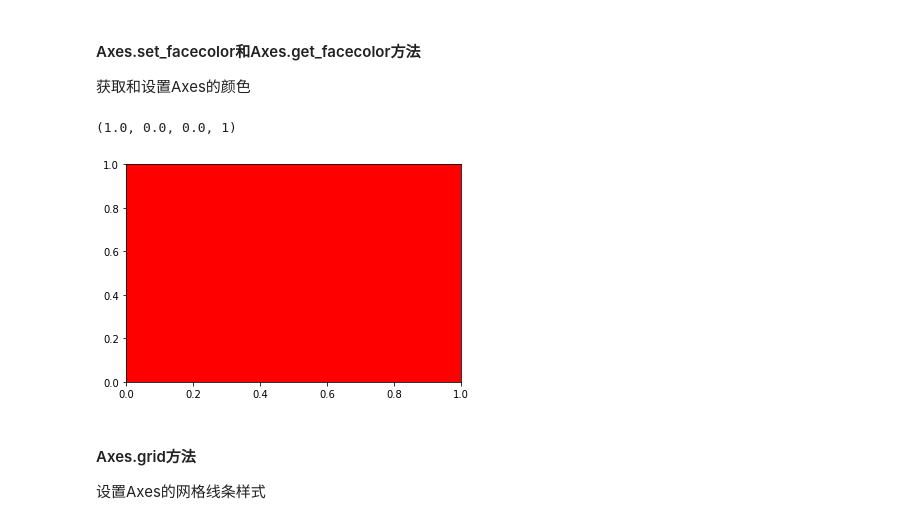
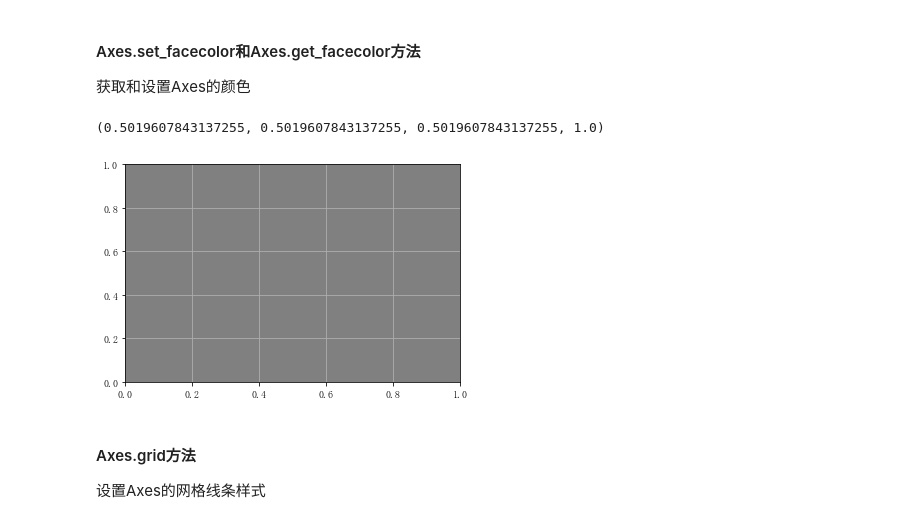
Before and after one commit to mtf0111/PythonDemo, a Jupyter notebook: demo_matplotlib.ipynb, the cells around one changed output. Saved outputs shown, nothing was run; the diff lists cells and outputs as text; code cells hidden in the pictures.

```diff
--- a/demo_matplotlib.ipynb
+++ b/demo_matplotlib.ipynb
@@ -351,12 +345,13 @@ get_title: this is title
 # %%
 import matplotlib.pyplot as plt
 fig, ax = plt.subplots()
-ax.set_facecolor('r')
+ax.set_facecolor('gray')
+ax.grid()
 print(ax.get_facecolor())
 plt.show()
 # %% [output]
-(1.0, 0.0, 0.0, 1)
+(0.5019607843137255, 0.5019607843137255, 0.5019607843137255, 1.0)
-[figure, old version]
+[figure, new version]
 # %% [markdown]
 #### Axes.grid方法
 设置Axes的网格线条样式
```
Also changed, not shown: parts of 32 cells of this notebook.
